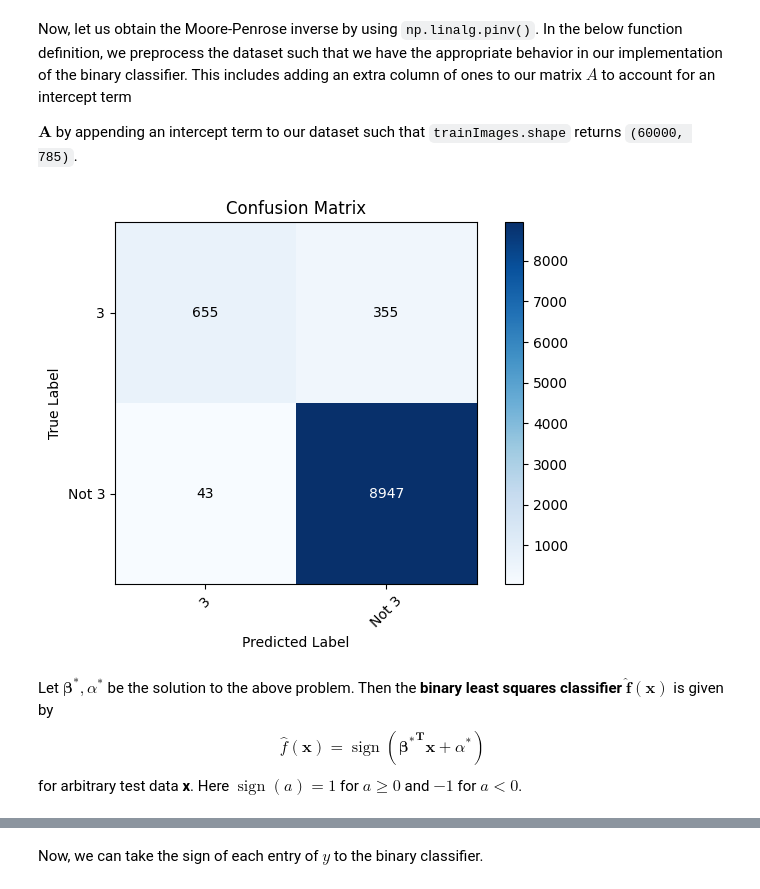
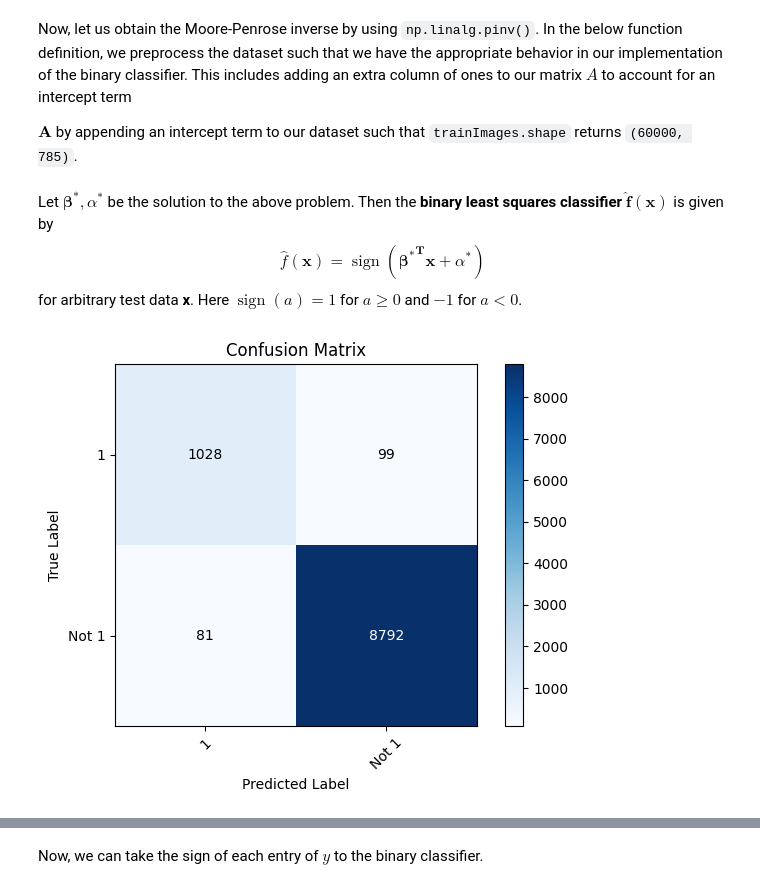
Before and after one commit to brandonszeto/ECE-174, a Jupyter notebook: project-1/mini_project.ipynb, the cells around one changed output, grey strips where cells are left out. Drawn from its saved outputs; the diff is of its cells as text; code cells hidden in the pictures.

```diff
--- a/project-1/mini_project.ipynb
+++ b/project-1/mini_project.ipynb
@@ -145,18 +146,10 @@ Parameters:
 - return: The solution to the least squares problem.
 """
 def binary_classifier(train_x, train_y, number):
-    A = np.column_stack((train_x, np.ones(len(train_x))))
-    Y = train_y.astype('int8')
-
-    for i in range(Y.shape[1]):
-        if (Y[0, i] != number):
-            Y[0, i] = -1
-        else:
-            Y[0, i] = 1
-
-    psuedo_inverse = np.linalg.pinv(A)
-
-    return np.dot(psuedo_inverse, Y.T)
+    train_x = np.column_stack((train_x, np.ones(len(train_x))))
+    train_y = np.where(train_y == number, 1, -1).astype('int8')
+    psuedo_inverse = np.linalg.pinv(train_x)
+    return np.dot(psuedo_inverse, train_y.T)
 # %%
 """
 Evaluate a binary classifier on a specified number.
@@ -208,10 +197,13 @@ weights_0 = binary_classifier(normalized_x, normalized_y , 3)
-# %%
-normalized_test_x = np.array(mat_contents['testX']) / 255.0
-normalized_test_y = np.array(mat_contents['testY'])
-eval_binary_classifier(normalized_test_x, normalized_test_y, weights_0, 3)
-# %% [output]
-[figure, removed]
 # %% [markdown]
 Let $\mathbf{\beta^*}, \alpha^*$ be the solution to the above problem. Then the **binary least squares classifier** $\mathbf{\hat{f}(x)}$ is given by
 $$ \hat{f}(\mathbf{x}) = \operatorname{sign}(\mathbf{{\beta^*}^T x} + \alpha^*)$$
 for arbitrary test data **x**. Here $\operatorname{sign}(a) = 1$ for $a \geq 0$ and $-1$ for $a < 0$.
+# %%
+x = np.array(mat_contents['trainX'])
+y = np.array(mat_contents['trainY'])
+test_x = np.array(mat_contents['testX'])
+test_y = np.array(mat_contents['testY'])
+test_A = np.column_stack((test_x, np.ones(len(test_x))))
+eval_binary_classifier(x, y, binary_classifier(x, y, 1), 1)
+# %% [output]
+[figure, added]
```
Also changed, not shown: parts of 16 cells of this notebook, 2 other files.
